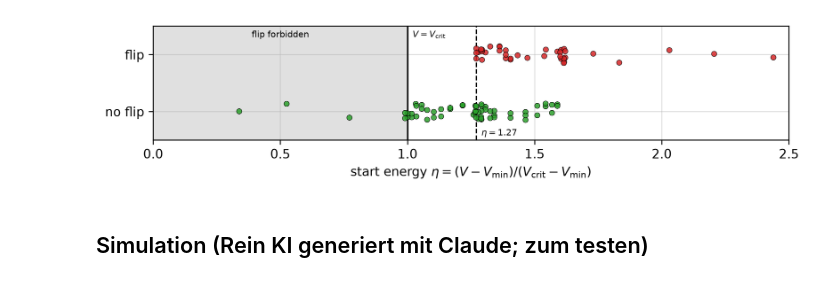
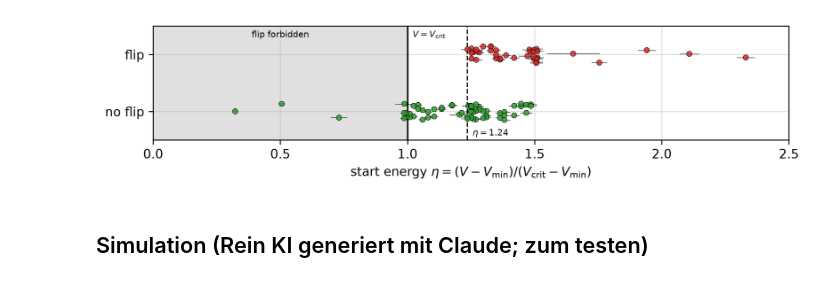
Before and after one commit to guntera384/P-project-based-physics-lab-, a Jupyter notebook: data_analysis/double_pendulum/plotting.ipynb, the cells around one changed output. Cells and saved outputs as stored; diff of their text form; code cells hidden in the pictures.

Commit message:
Added error propagation to double pendulum evaluation

```diff
--- a/data_analysis/double_pendulum/plotting.ipynb
+++ b/data_analysis/double_pendulum/plotting.ipynb
@@ -42,30 +62,40 @@ data = pd.read_csv(DATA_DIR, skiprows=1, names=["x", "y", "joint", "flip"], skip
 
 X, Y, joint, flip = data["x"], data["y"], data["joint"], data["flip"]
 
-theta_1_all = np.zeros(len(X))
-theta_2_all = np.zeros(len(X))
+# Unsicherheiten der Längen in cm (Gaußsche Fehlerfortpflanzung mit dem Paket uncertainties)
+s_print = 0.02    # Längen aus dem 3D-Druck
+s_tape = 0.2      # Messung mit dem Massband
+setup = dict(w_f=ufloat(1.03, s_tape), h_f=ufloat(1.1, s_tape), h_b=ufloat(3.0, s_tape),
+             l_1=ufloat(47.5, s_tape), h_j=ufloat(1.30, 0.15))
+arms = dict(l1=ufloat(20.00, s_print), l2=ufloat(15.00, s_print))
+
+theta_1_u = []    # Winkel mit Unsicherheit in rad
+theta_2_u = []
 for i in range(len(X)):
-    x_c, y_c = coords.double_pendulum_conv(X[i], Y[i])
+    x_c, y_c = coords.double_pendulum_conv(ufloat(X[i], s_tape), ufloat(Y[i], s_tape), **setup)
     # 2. und 3. Messungen wurden falsch abgemessen (mit Jakob kontrolliert)
     if i == 1:
         y_c -= 3    # Breite von Querverstrebung vom Startpositionhalter
     if i == 2:
         y_c -= 4    # Breite von der Querverstrebung mit Halterung vom Doppelbendel
-    right = (joint[i] == "down" and x_c < 0) or (joint[i] == "up" and x_c > 0) or joint[i] == "straight"
-    rad_1, rad_2 = coords.double_pendulum_angles(x_c, y_c, right=right)
-    # theta_1 auf [-180, 180), theta_2 auf [-270, 90) abbilden
-    theta_1_all[i] = (np.rad2deg(rad_1) + 180) % 360 - 180
-    theta_2_all[i] = (np.rad2deg(rad_2) + 270) % 360 - 270
-    #print(f"{i}: {theta_1_all[i]}, {theta_2_all[i]}, {joint[i]}")
+    right = (joint[i] == "down" and x_c.n < 0) or (joint[i] == "up" and x_c.n > 0) or joint[i] == "straight"
+    rad_1, rad_2 = coords.double_pendulum_angles(x_c, y_c, right=right, **arms)
+    theta_1_u.append(rad_1)
+    theta_2_u.append(rad_2)
 
-data["theta_1"] = theta_1_all
-data["theta_2"] = theta_2_all
+# theta_1 auf [-180, 180), theta_2 auf [-270, 90) abbilden
+data["theta_1"] = [(np.rad2deg(t.n) + 180) % 360 - 180 for t in theta_1_u]
+data["theta_2"] = [(np.rad2deg(t.n) + 270) % 360 - 270 for t in theta_2_u]
+data["s_theta_1"] = [np.rad2deg(t.s) for t in theta_1_u]   # Unsicherheit in Grad
+data["s_theta_2"] = [np.rad2deg(t.s) for t in theta_2_u]
 
 # Gruppieren von gleichen Messungen
 groups = (
     data.groupby(["x", "y", "joint"], sort=False)   # sort=False: Reihenfolge wie in der CSV
     .agg(
         theta_1=("theta_1", "first"),   # in der Gruppe identisch -> ersten Wert nehmen
+        s_theta_1=("s_theta_1", "first"),
+        s_theta_2=("s_theta_2", "first"),
         theta_2=("theta_2", "first"),
         n=("flip", "size"),             # Anzahl Versuche
         k=("flip", "sum"),              # Anzahl Überschläge
@@ -106,6 +136,14 @@ def eta(theta_1, theta_2):
 
 data["eta"] = eta(np.deg2rad(data["theta_1"]), np.deg2rad(data["theta_2"]))
 
+# eta mit Unsicherheit: eta = ((A/B) (1 - cos theta_1) + 1 - cos theta_2) / 2
+AB_u = ufloat(A / B, 0.02)        # Unsicherheit von A/B (Gaußsche Fehlerfortpflanzung von Massen und Schwerpunkten)
+eta_u = [0.5 * (AB_u * (1 - umath.cos(t1)) + 1 - umath.cos(t2)) for t1, t2 in zip(theta_1_u, theta_2_u)]
+data["s_eta"] = [e.s for e in eta_u]
+
 eta_min_flip = data.loc[data["flip"] == 1, "eta"].min()
-print(f"kleinstes eta mit Flip: {eta_min_flip:.3f}")
+i_min = data.loc[data["flip"] == 1, "eta"].idxmin()
+i_max = data.loc[data["flip"] == 0, "eta"].idxmax()
+print(f"kleinstes eta mit Flip: {eta_u[i_min]:.2uP}")
+print(f"grösstes eta ohne Flip: {eta_u[i_max]:.2uP}")
 # %% [output]
@@ -164,28 +203,29 @@ plt.show()
 # %%
 fig, ax = plt.subplots(figsize=(8, 2), dpi=300)
 rng_y = np.random.default_rng(1)
 
 y = data["flip"] + 0.15 * rng_y.uniform(-1, 1, len(data))   # leicht verstreut, damit gleiche Punkte sichtbar bleiben
 color = np.where(data["flip"] == 1, "tab:red", "tab:green")
+ax.errorbar(data["eta"], y, xerr=data["s_eta"], fmt="none", ecolor="0.4", lw=0.6, zorder=2)
 ax.scatter(data["eta"], y, c=color, s=18, edgecolors="black", linewidths=0.4, alpha=0.85, zorder=3)
 
 ax.axvspan(0, 1, color="0.88", zorder=0)
 ax.axvline(1, color="black", lw=1.2)
 ax.axvline(eta_min_flip, color="black", ls="--", lw=1)
 ax.text(1.02, 1.42, r"$V = V_\mathrm{crit}$", fontsize=7, va="top")
 ax.text(eta_min_flip + 0.02, -0.42, rf"$\eta = {eta_min_flip:.2f}$", fontsize=7)
 ax.text(0.5, 1.42, "flip forbidden", fontsize=7, ha="center", va="top")
 
 ax.set_yticks([0, 1], ["no flip", "flip"])
 ax.set_ylim(-0.5, 1.5)
 ax.set_xlim(0, 2.5)
 ax.set_xlabel(r"start energy $\eta = (V - V_\mathrm{min})/(V_\mathrm{crit} - V_\mathrm{min})$")
 ax.grid(alpha=0.4)
 fig.tight_layout()
-fig.savefig("final_plots/flip_vs_eta.pdf")
+fig.savefig("final_plots/flip_vs_eta.png")
 plt.show()
 # %% [output]
-[figure, old version]
+[figure, new version]
 # %% [markdown]
 ## Simulation (Rein KI generiert mit Claude; zum testen)
 # %% [markdown]
```
Also changed, not shown: parts of 8 cells of this notebook, 6 other files.
